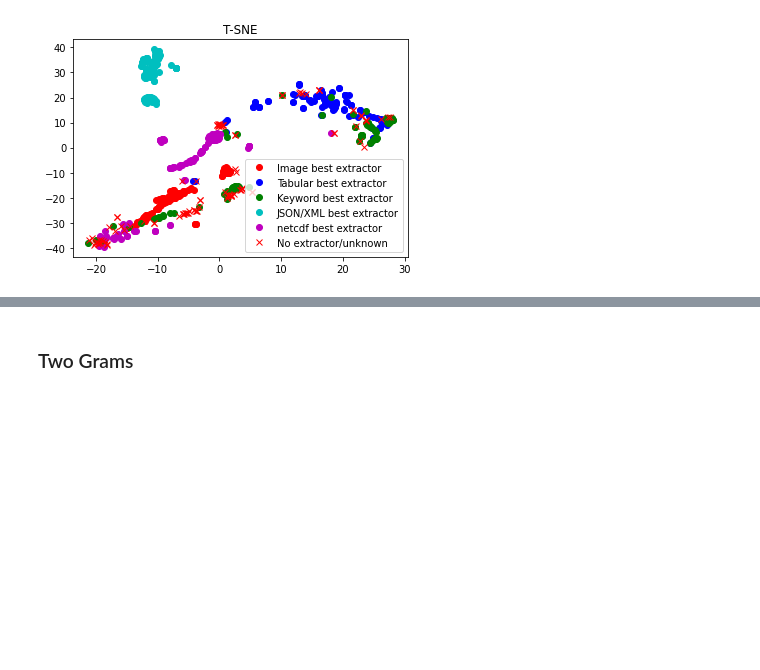
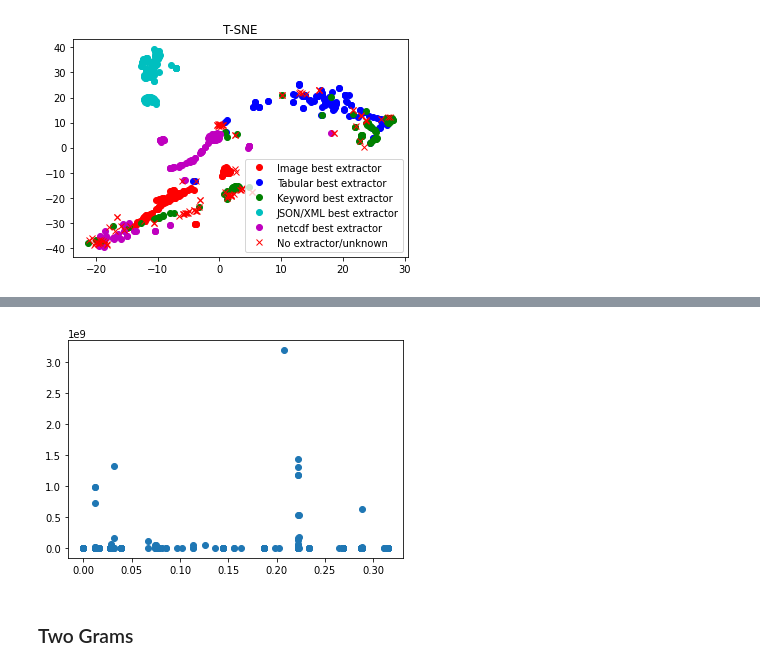
Before and after one commit to xtracthub/MetaDataExtractionModel, a Jupyter notebook: subdataset/subsetAnalysis7.ipynb, the cells around one changed output, grey strips where cells are left out. Saved outputs shown, nothing was run; the diff lists cells and outputs as text; code cells hidden in the pictures; blank space fills up the shorter version.

```diff
--- a/subdataset/subsetAnalysis7.ipynb
+++ b/subdataset/subsetAnalysis7.ipynb
@@ -133,3 +137,9 @@ plot_extractors_against_feature_reduction(all_file_data, onegram_tsne, "T-SNE")
+# %%
+agglo_1_Gram = FeatureAgglomeration(n_clusters=2).fit_transform(total_dataset_1_gram)
+plt.scatter(agglo_1_Gram[:,0], agglo_1_Gram[:,1])
+plt.show()
+# %% [output]
+[figure, added]
 # %% [markdown]
 ### Two Grams
 # %%
```
Also changed, not shown: parts of 3 cells of this notebook, 5 other files.
